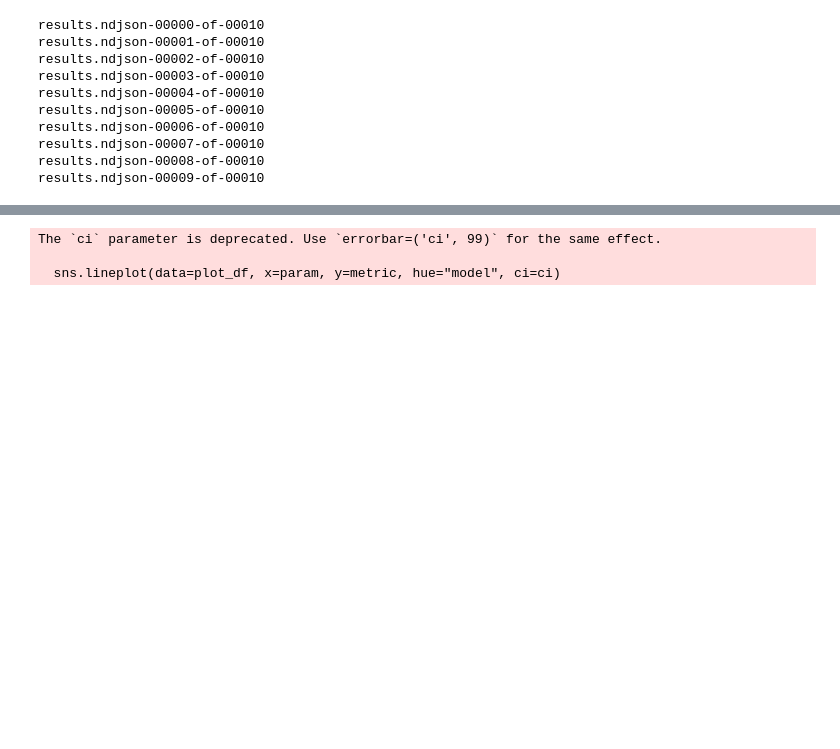
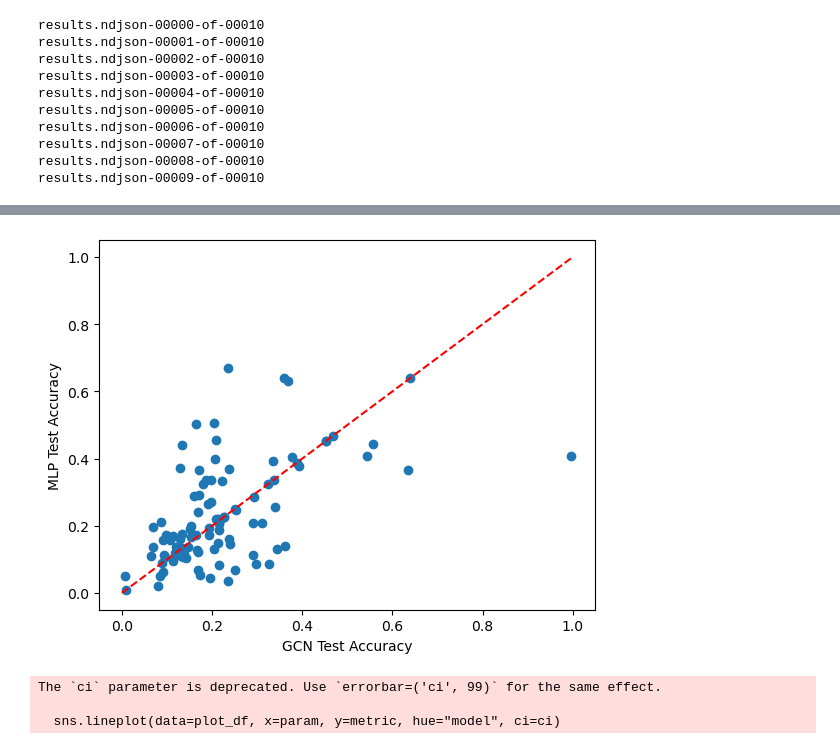
Before and after one commit to danie1uva/graphworld, a Jupyter notebook: src/notebooks/GraphWorld_README_Example.ipynb, the cells around one changed output, grey strips where cells are left out. Saved outputs shown, nothing was run; the diff lists cells and outputs as text; code cells hidden in the pictures; blank space fills up the shorter version.

```diff
--- a/src/notebooks/GraphWorld_README_Example.ipynb
+++ b/src/notebooks/GraphWorld_README_Example.ipynb
@@ -68,3 +120,11 @@ results_df.head(10)
+# %%
+plt.scatter(results_df['GCN__test_accuracy'], results_df['MLP__test_accuracy'])
+plt.plot([0, 1], [0, 1], color='red', linestyle='--')
+plt.xlabel('GCN Test Accuracy')
+plt.ylabel('MLP Test Accuracy')
+plt.show()
+# %% [output]
+[figure, added]
 # %%
 # Function for 1D lineplot
 from mpl_toolkits.mplot3d import Axes3D
```
Also changed, not shown: parts of 6 cells of this notebook, 13 other files.
